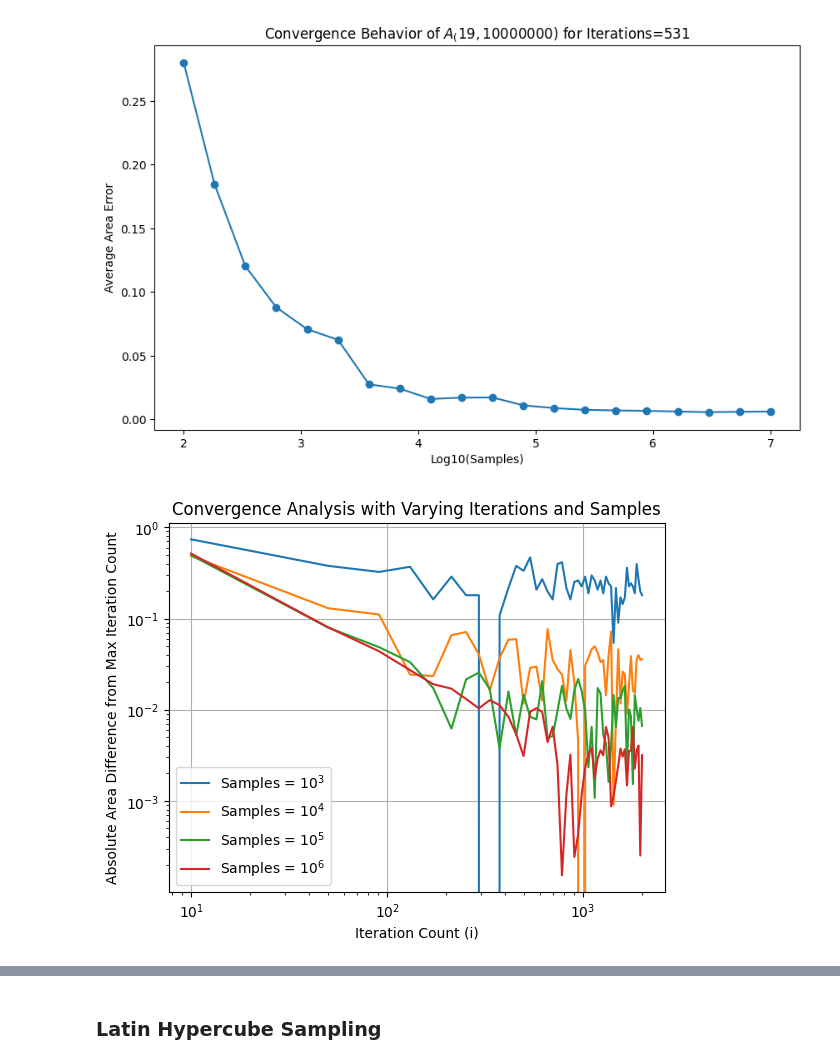
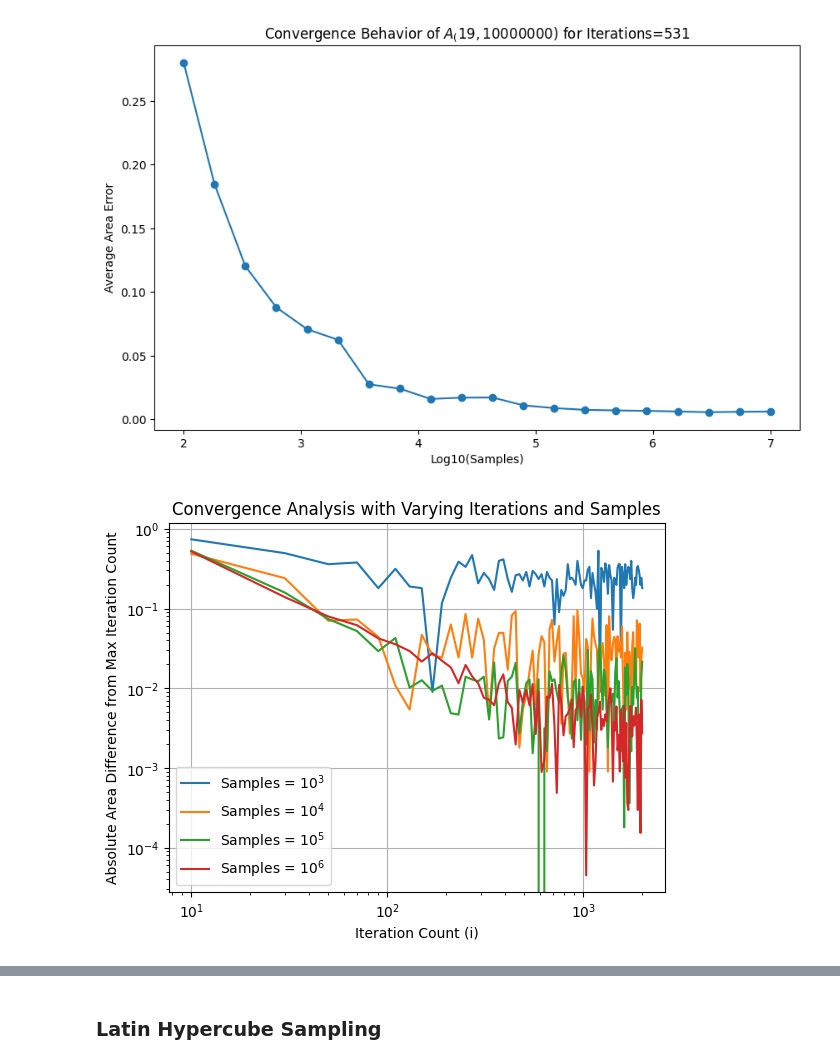
Before and after one commit to reqctoe/STSIM_ass1, a Jupyter notebook: ElinevandeLagemaat_11892900_AdrianRuesink_12195669_EzradeCleen_12042137.ipynb, the cells around one changed output, grey strips where cells are left out. Saved outputs shown, nothing was run; the diff lists cells and outputs as text; code cells hidden in the pictures.

```diff
--- a/ElinevandeLagemaat_11892900_AdrianRuesink_12195669_EzradeCleen_12042137.ipynb
+++ b/ElinevandeLagemaat_11892900_AdrianRuesink_12195669_EzradeCleen_12042137.ipynb
@@ -115,11 +116,40 @@ def monte_carlo_no_array(samples, max_iter = 500):
 
     # sample n random points and check if they are inside the mandelbrot set
     for i in range(samples):
-        iter = mandelbroth(x[i], y[i], max_iter)
-        if iter == max_iter:
+        iters = mandelbroth(x[i], y[i], max_iter)
+        if iters == max_iter:
             inside += 1
 
     return (inside / samples) * total_area
+
+def adaptive_stratified_monte_carlo(samples, max_iter, strata, initial_sample_fraction=0.2):
+    total_area = 3 * 3  # Total area of the sampled region
+    initial_samples = int(samples * initial_sample_fraction)
+    remaining_samples = samples - initial_samples
+    inside_rates = []
+    estimated_area = 0
+
+    # Initial sampling to estimate densities
+    for (x_min, x_max, y_min, y_max) in strata:
+        local_samples = math.ceil(initial_samples * ((x_max - x_min) * (y_max - y_min) / total_area))
+        x = np.random.uniform(x_min, x_max, local_samples)
+        y = np.random.uniform(y_min, y_max, local_samples)
+        inside = sum(mandelbroth(x[i], y[i], max_iter) == max_iter for i in range(local_samples))
+        inside_rates.append(inside / local_samples)
+
+    # Allocate more samples to denser strata
+    total_inside_rate = sum(inside_rates)
+    for idx, (x_min, x_max, y_min, y_max) in enumerate(strata):
+        local_samples = math.ceil(remaining_samples * (inside_rates[idx] / total_inside_rate))
+        x = np.random.uniform(x_min, x_max, local_samples)
+        y = np.random.uniform(y_min, y_max, local_samples)
+        inside = sum(mandelbroth(x[i], y[i], max_iter) == max_iter for i in range(local_samples))
+
+        stratum_area = (x_max - x_min) * (y_max - y_min)
+        if local_samples > 0:
+            estimated_area += (inside / local_samples) * stratum_area
+
+    return estimated_area
 # %% [markdown]
 ### Full Mandelbrot plot
 # %%
@@ -170,0 +203,10 @@ The area of the Mandelbrot set according to our montecarlo (s=10m, i= 1000) is 1
+# %%
+real_values = np.linspace(-2, 1, 10000)
+imaginary_values = np.linspace(-1.5, 1.5, 10000)
+
+A_m_ours_no_array = monte_carlo_no_array(25_000_000, max_iter=1500)
+
+# found at: https://www2.pd.infn.it/~lacaprar/Didattica/C++/Complex/Area%20of%20the%20Mandelbrot%20Set.pdf
+A_m_theory = 1.506484
+print(f"The area of the Mandelbrot set (theory) is {A_m_theory:.4f}")
+print(f"The area of the Mandelbrot set according to our montecarlo (s=25m, i= 1000) is {A_m_ours_no_array:.4f}")
@@ -245,36 +290,36 @@ np.random.seed(0)
 
 max_iter = 2000
 sample_range = np.logspace(3, 6, 4, dtype=int)
-iteration_steps = np.linspace(10, max_iter, 50, dtype=int)
+iteration_steps = np.linspace(10, max_iter, 100, dtype=int)
 
 area_differences = np.zeros((len(sample_range), len(iteration_steps)))
 
 # Compute the areas for different combinations of i and
 for s_index, s in enumerate(sample_range):
 
     # Calculate the area for the maximum iteration count
     area_max = monte_carlo_no_array(s, max_iter)
 
     for i_index, i in enumerate(iteration_steps):
 
         area_i = monte_carlo_no_array(s, i)
         area_differences[s_index, i_index] = np.abs(area_i - area_max)
 
 # Plot the differences as a function of i for each s
 for s_index, s in enumerate(sample_range):
     plt.plot(iteration_steps, area_differences[s_index, :], label=f'Samples = $10^{s_index+3}$')
 
 plt.xlabel('Iteration Count (i)')
 plt.ylabel('Absolute Area Difference from Max Iteration Count')
 plt.yscale('log')
 plt.xscale('log')
 plt.legend()
 plt.title('Convergence Analysis with Varying Iterations and Samples')
 plt.grid(True)
 plt.savefig("convergence.png",dpi= 1000)
 plt.show()
 # %% [output]
-[figure, old version]
+[figure, new version]
 # %%
 np.random.seed(0)
 # Takes about 15 minutes to compute, change max_iter or samples to speed up
```
Also changed, not shown: parts of 9 cells of this notebook.
